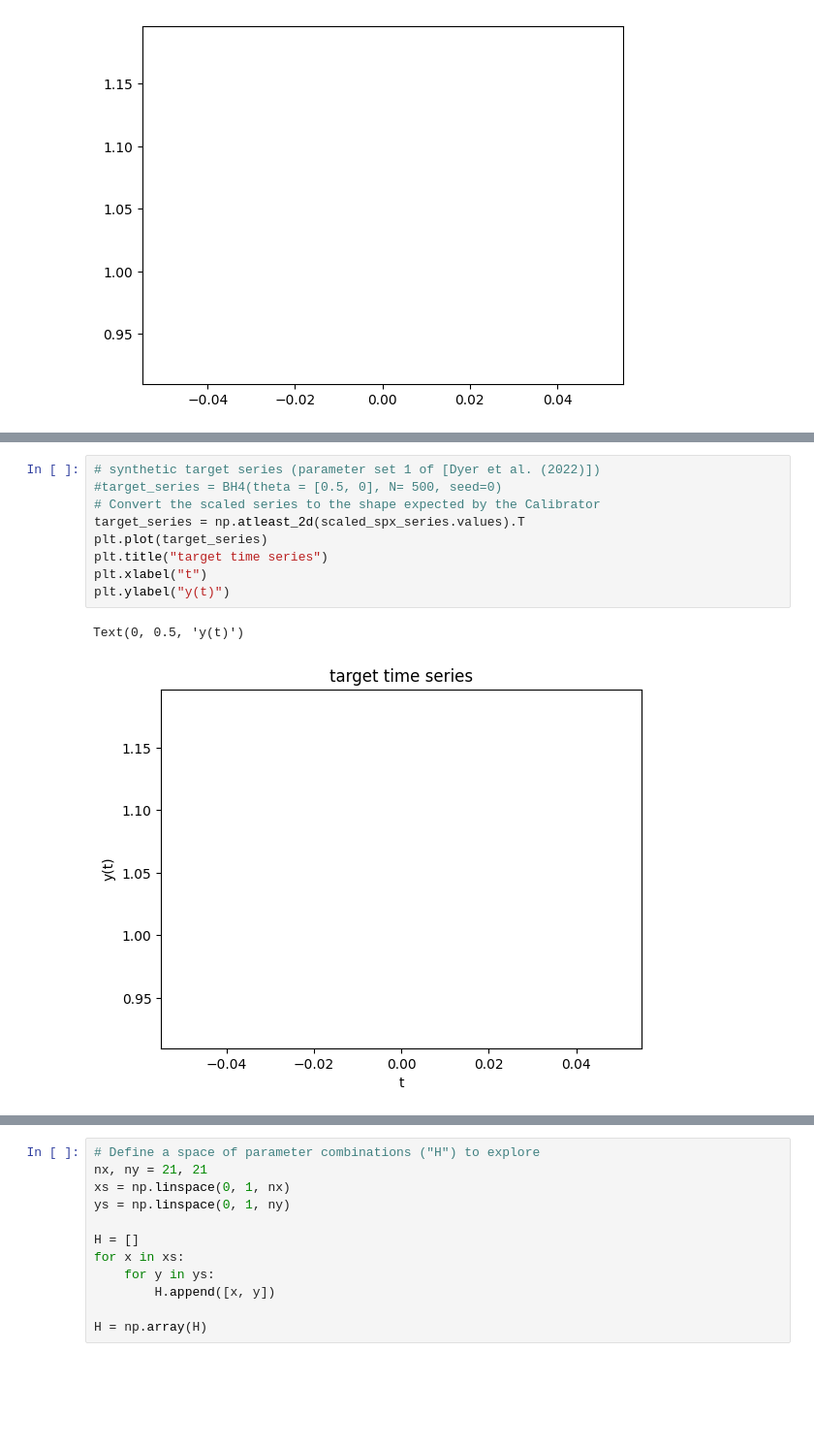
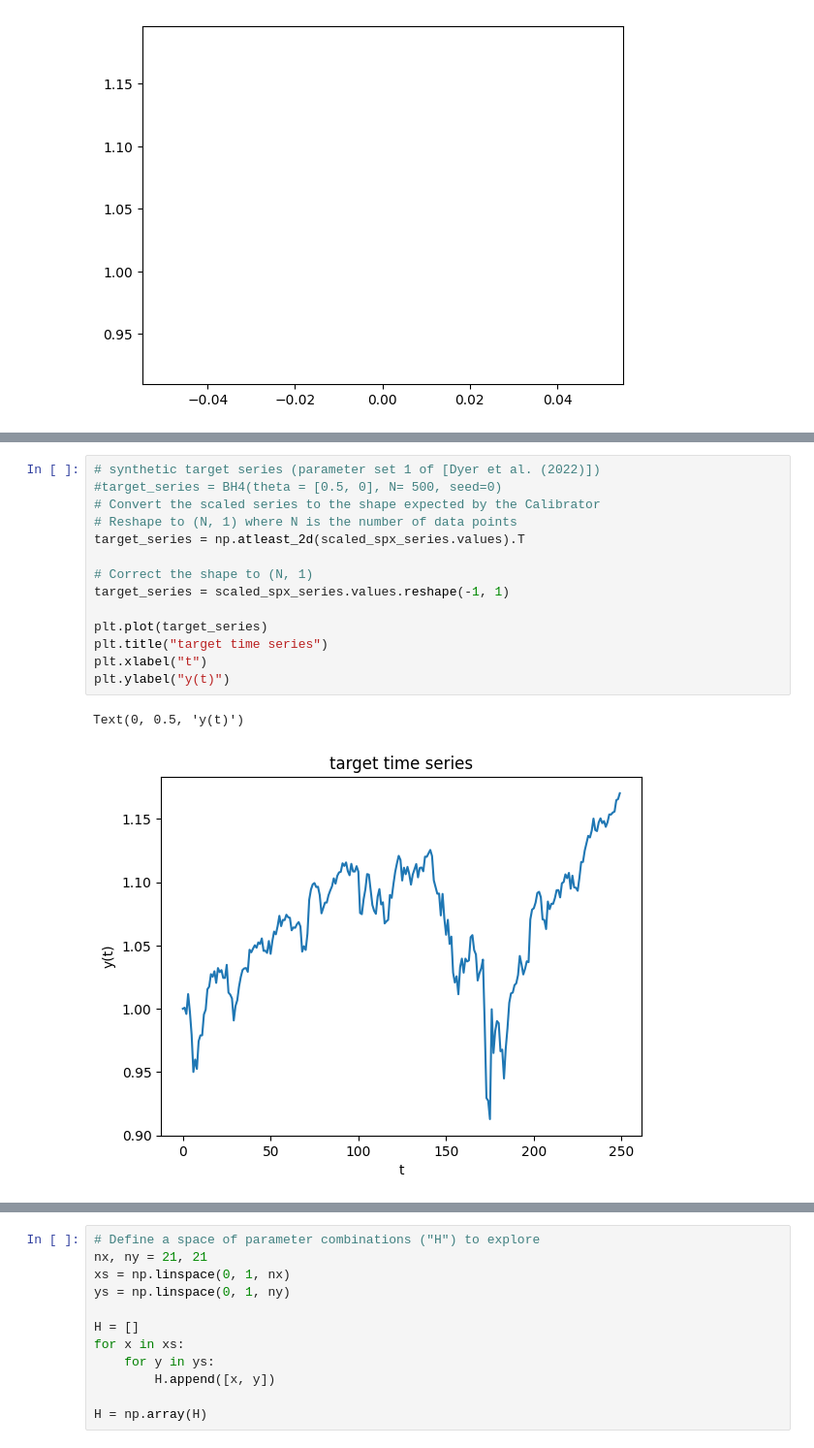
Before and after one commit to sidtalwar/Exploratory-Data-Analysis, a Jupyter notebook: examples/likelihood_and_posterior_Brock_and_Hommes.ipynb, the cells around one changed output, grey strips where cells are left out. Shown at 97% size. Drawn from its saved outputs; the diff is of its cells as text; blank space fills up the shorter version.

```diff
--- a/examples/likelihood_and_posterior_Brock_and_Hommes.ipynb
+++ b/examples/likelihood_and_posterior_Brock_and_Hommes.ipynb
@@ -145,12 +145,17 @@ plt.plot(scaled_spx_series)
 # %%
 # synthetic target series (parameter set 1 of [Dyer et al. (2022)])
 #target_series = BH4(theta = [0.5, 0], N= 500, seed=0)
 # Convert the scaled series to the shape expected by the Calibrator
+# Reshape to (N, 1) where N is the number of data points
 target_series = np.atleast_2d(scaled_spx_series.values).T
+
+# Correct the shape to (N, 1)
+target_series = scaled_spx_series.values.reshape(-1, 1)
+
 plt.plot(target_series)
 plt.title("target time series")
 plt.xlabel("t")
 plt.ylabel("y(t)")
 # %% [output]
 Text(0, 0.5, 'y(t)')
-[figure, old version]
+[figure, new version]
```
Also changed, not shown: parts of 10 cells of this notebook.
